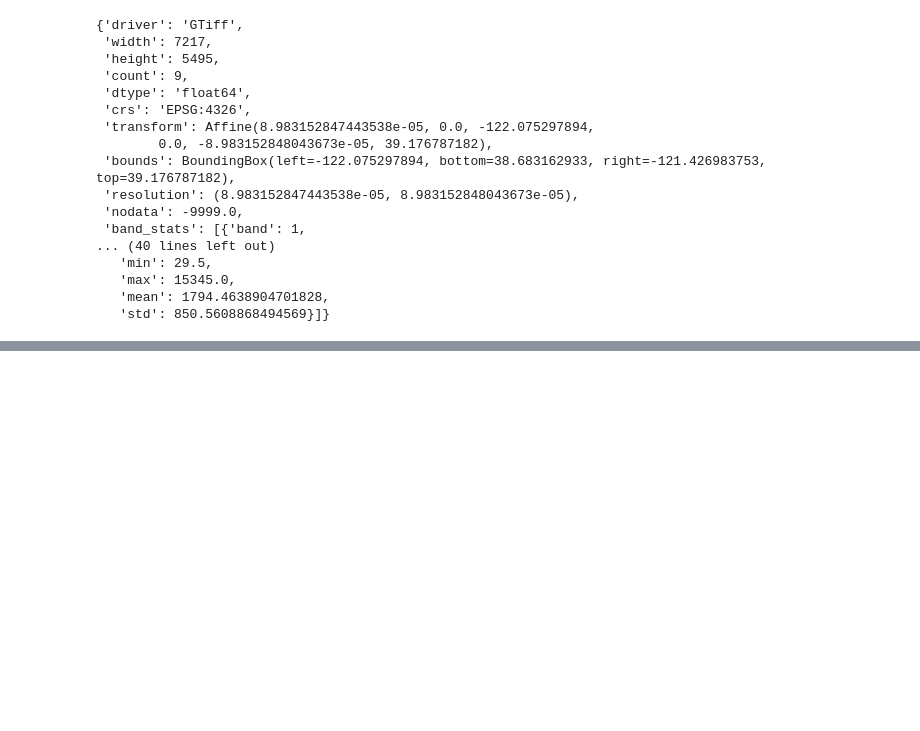
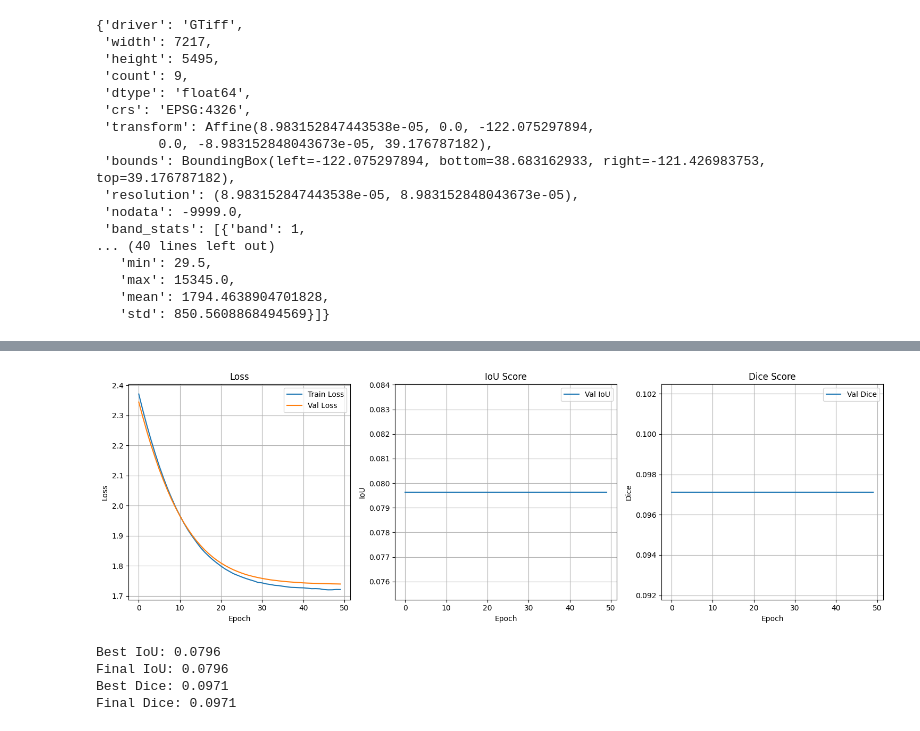
Before and after one commit to dikaizm/research-crop-mapping-geoai, a Jupyter notebook: notebooks/segmentation_model_00.ipynb, the cells around one changed output, grey strips where cells are left out. Drawn from its saved outputs; the diff is of its cells as text; code cells hidden in the pictures; blank space fills up the shorter version.

```diff
--- a/notebooks/segmentation_model_00.ipynb
+++ b/notebooks/segmentation_model_00.ipynb
@@ -154,0 +655,14 @@ KeyboardInterrupt:
+# %%
+from geoai import loss
+
+device = "cuda" if torch.cuda.is_available() else "mps"
+print("Using device:", device)
+
+criterion = loss.DECBLoss(
+    num_classes=11,
+    beta=0.9999,          # smoothing factor (as in paper)
+    loss_type="ce",       # or "focal"
+    gamma=2.0,            # focal gamma
+    ignore_index=0,     # if you use 255 for nodata
+    device=device
+)
@@ -154,0 +842,23 @@ KeyboardInterrupt:
+# %%
+print("Training model using directories:")
+print(f"{data_folder}/images")
+print(f"{data_folder}/labels")
+print(f"{model_folder}/unet_models")
+
+# Train U-Net model
+geoai.train_segmentation_model(
+    images_dir=f"{data_folder}/images",
+    labels_dir=f"{data_folder}/labels",
+    output_dir=f"{model_folder}/unet_models",
+    architecture="unet",
+    encoder_name="resnet34",
+    encoder_weights=None,
+    criterion=criterion,
+    num_channels=12, # 3 dates x 4 bands
+    num_classes=11, # background and 10 crop classes
+    batch_size=8,
+    num_epochs=50,
+    learning_rate=0.001,
+    val_split=0.2,
+    verbose=True,
+)
@@ -154,0 +883,12 @@ KeyboardInterrupt:
+# %%
+geoai.plot_performance_metrics(
+    history_path=f"{model_folder}/unet_models/training_history.pth",
+    figsize=(15, 5),
+    verbose=True,
+)
+# %% [output]
+[figure, added]
+Best IoU: 0.0796
+Final IoU: 0.0796
+Best Dice: 0.0971
+Final Dice: 0.0971
```
Also changed, not shown: parts of 49 cells of this notebook.
